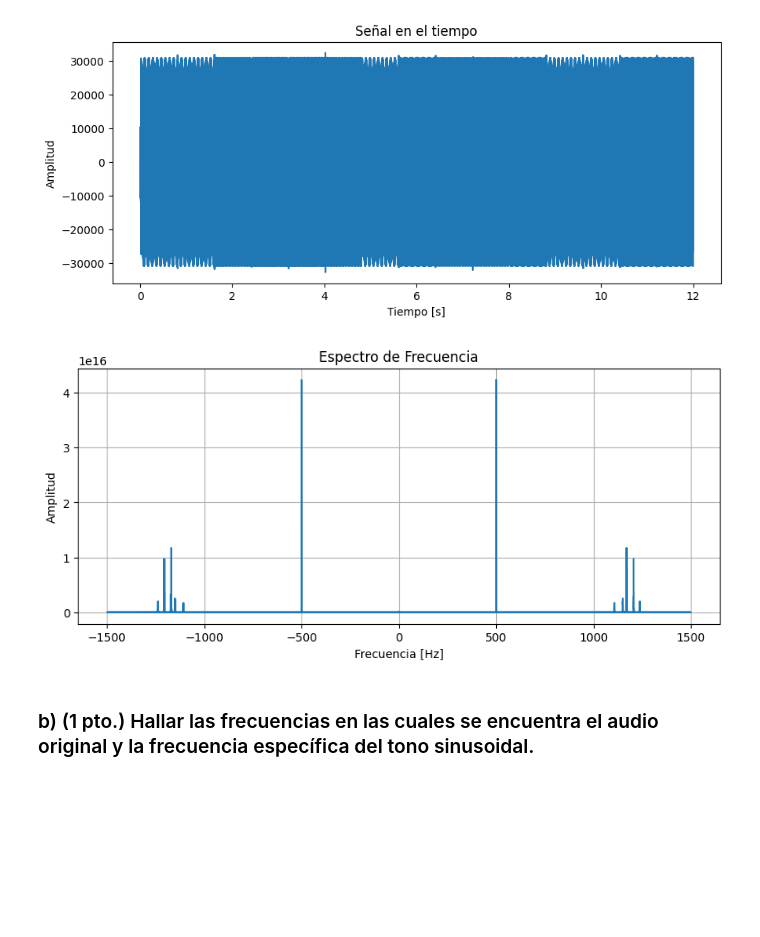
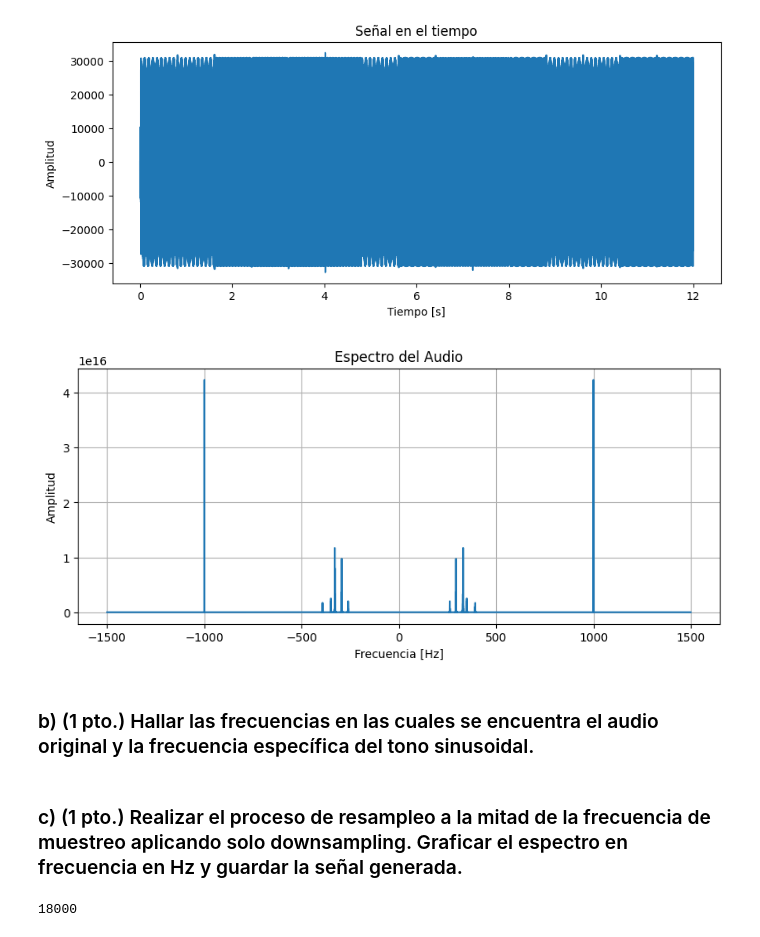
Before and after one commit to SergioABS0813/PDS, a Jupyter notebook: LABs/LAB1/Lab1_20213170_Sincrono.ipynb, the cells around one changed output. Saved outputs shown, nothing was run; the diff lists cells and outputs as text; code cells hidden in the pictures; blank space fills up the shorter version.

```diff
--- a/LABs/LAB1/Lab1_20213170_Sincrono.ipynb
+++ b/LABs/LAB1/Lab1_20213170_Sincrono.ipynb
@@ -290,8 +290,8 @@ from scipy.io import wavfile
 audio = 'audio.wav'
 
 #Frecuencia de muestreo
-fs, array_muestras = wavfile.read(audio)
-print(f"La frecuencia de muestreo es {fs} Hz")
+frec_muestreo_2, array_muestras = wavfile.read(audio)
+print(f"La frecuencia de muestreo es {frec_muestreo_2} Hz")
 print(f"La cantidad de muestras es: {len(array_muestras)}")
 # %% [output]
 La frecuencia de muestreo es 3000 Hz
@@ -313,17 +313,19 @@ plt.show()
 # %%
 fft_signal = np.fft.fftshift(np.fft.fft(array_muestras)) #Transformada de fourier de la señal (siempre respecto a sus muestras)
 spc = np.abs(fft_signal)**2 #Elevamos al cuadrado el valor absoluto de la señal
-frecuencias = np.fft.fftfreq(num_muestras, 1/fs) #Vector de frecuencias para una trasnformada de Fourier
+frecuencias = (np.arange(num_muestras) - num_muestras/2)*frec_muestreo_2/num_muestras #Vector de frecuencias para una trasnformada de Fourier
 
 # Graficar espectro en frecuencia
 plt.figure(figsize=(10, 4)) #Dimensiones de la figura
 plt.plot(frecuencias, spc)  # Solo graficamos la mitad positiva
-plt.title('Espectro de Frecuencia')
+plt.title('Espectro del Audio')
 plt.xlabel('Frecuencia [Hz]')
 plt.ylabel('Amplitud')
 plt.grid('on')
 plt.show()
 # %% [output]
-[figure, old version]
+[figure, new version]
 # %% [markdown]
 ### b) (1 pto.) Hallar las frecuencias en las cuales se encuentra el audio original y la frecuencia específica del tono sinusoidal.
+# %% [markdown]
+###  c) (1 pto.) Realizar el proceso de resampleo a la mitad de la frecuencia de muestreo aplicando solo downsampling. Graficar el espectro en frecuencia en Hz y guardar la señal generada.
@@ -329,0 +339,7 @@ plt.show()
+# %%
+fft_audio_dn = np.fft.fftshift(np.fft.fft(audio_dn)) #Obtenemos la fft del audio_dn
+spc_audio_dn = np.abs(fft_audio_dn)**2 #Sacamos el espectro con el módulo al cuadrado
+freq_down = (n_dn - Ns_down/2) * fs_down / Ns_down #Vector de frecuencias en Hz
+len(freq_down)
+# %% [output]
+18000
```
Also changed, not shown: parts of 6 cells of this notebook.
